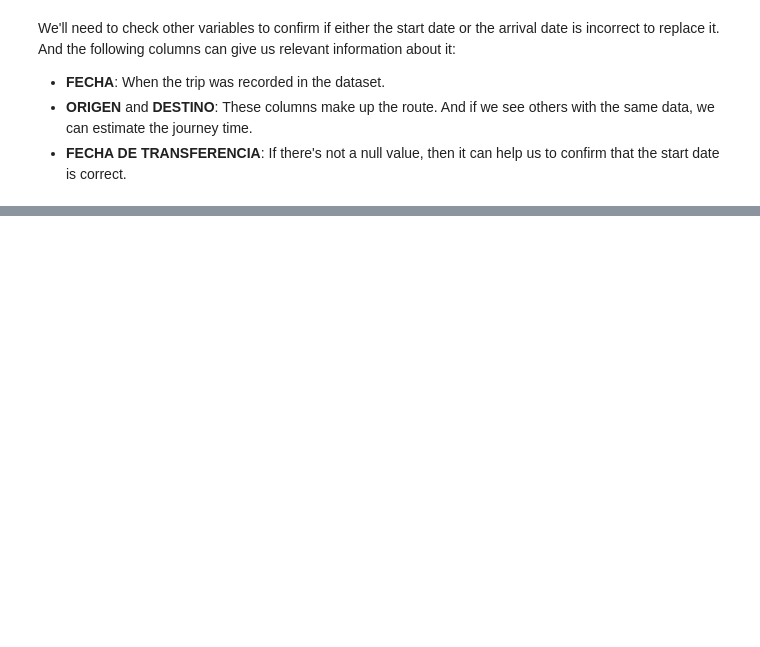
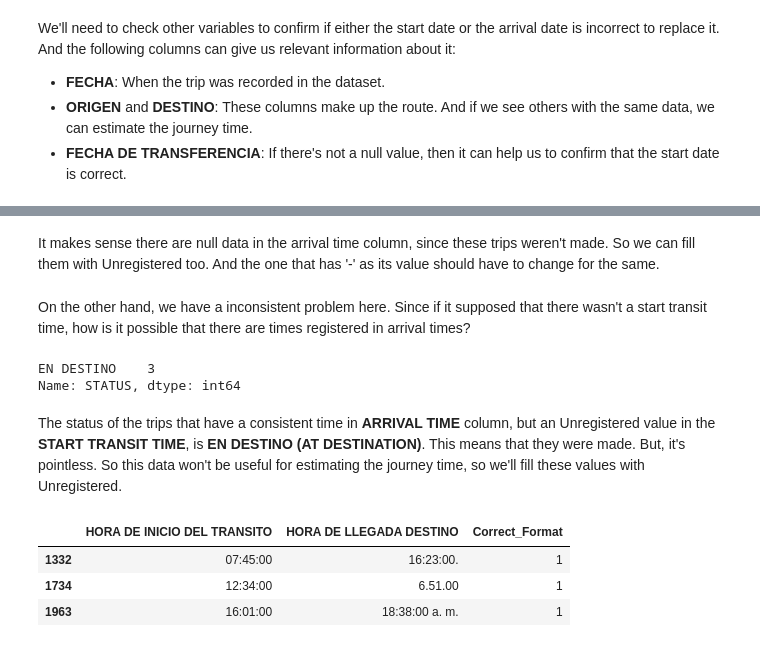
Before and after one commit to CarlosFOL/Transport_Company_Analysis, a Jupyter notebook: notebooks/data_cleaning.ipynb, the cells around one changed output, grey strips where cells are left out. Drawn from its saved outputs; the diff is of its cells as text; code cells hidden in the pictures; blank space fills up the shorter version.

```diff
--- a/notebooks/data_cleaning.ipynb
+++ b/notebooks/data_cleaning.ipynb
@@ -466,0 +527,28 @@ All the start dates are correct by checking in **FECHA** and **FECHA TRANSFERENC
+# %% [markdown]
+It makes sense there are null data in the arrival time column, since these trips weren't made. So we can fill them with Unregistered too. And the one that has '-' as its value should have to change for the same.
+# %%
+start_arr_times['HORA DE LLEGADA DESTINO'].fillna('-', inplace = True)
+null_arr_time = start_arr_times[
+    start_arr_times['HORA DE LLEGADA DESTINO'] == '-'
+    ].index
+df_TransportCompany.loc[null_arr_time, 'HORA DE LLEGADA DESTINO'] = 'Unregistered'
+# %% [markdown]
+On the other hand, we have a inconsistent problem here. Since if it supposed that there wasn't a start transit time, how is it possible that there are times registered in arrival times?
+# %%
+unrgt_times = start_arr_times[
+        (start_arr_times['HORA DE INICIO DEL TRANSITO'] == 'Unregistered')
+        & (start_arr_times['HORA DE LLEGADA DESTINO'] != '-')
+].index
+(
+    df_TransportCompany.
+    loc[
+    unrgt_times,
+    'STATUS'
+    ].
+    value_counts()
+)
+# %% [output]
+EN DESTINO    3
+Name: STATUS, dtype: int64
+# %% [markdown]
+The status of the trips that have a consistent time in **ARRIVAL TIME** column, but an Unregistered value in the **START TRANSIT TIME**, is **EN DESTINO (AT DESTINATION)**. This means that they were made. But, it's pointless. So this data won't be useful for estimating the journey time, so we'll fill these values with Unregistered.
@@ -466,0 +557,13 @@ All the start dates are correct by checking in **FECHA** and **FECHA TRANSFERENC
+# %%
+(
+    start_arr_times[
+    (start_arr_times['Correct_Format'] != 2)
+    & (start_arr_times['HORA DE INICIO DEL TRANSITO'] != 'Unregistered')
+    & (start_arr_times['HORA DE LLEGADA DESTINO'] != '-')
+    ]
+)
+# %% [output]
+|  | HORA DE INICIO DEL TRANSITO | HORA DE LLEGADA DESTINO | Correct_Format |
+| 1332 | 07:45:00 | 16:23:00. | 1 |
+| 1734 | 12:34:00 | 6.51.00 | 1 |
+| 1963 | 16:01:00 | 18:38:00 a. m. | 1 |
```
Also changed, not shown: parts of 18 cells of this notebook, 4 other files.
